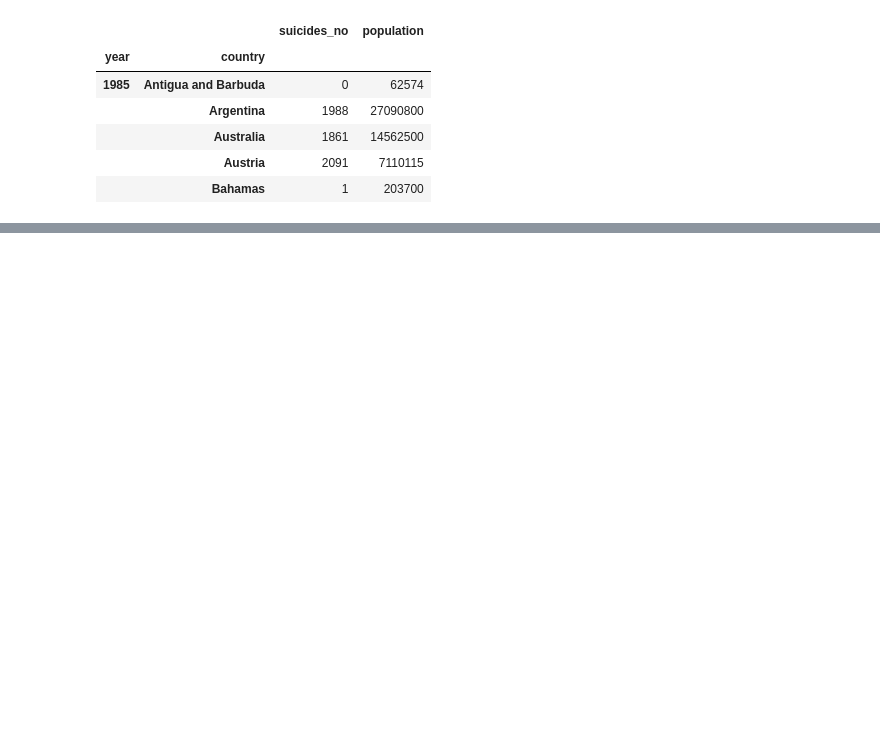
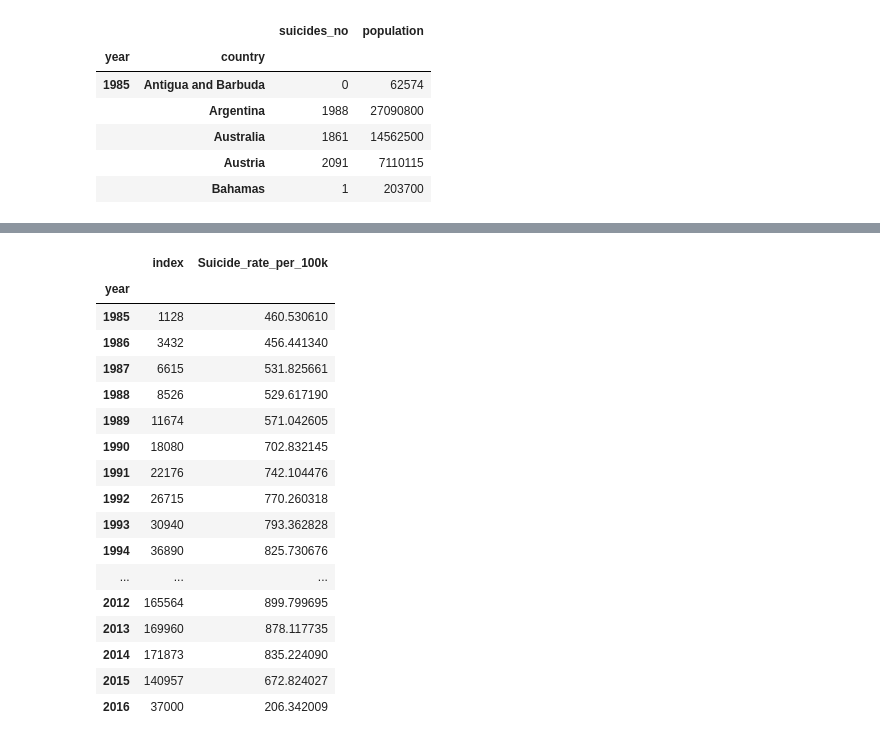
Before and after one commit to EJohnson7/ETL, a Jupyter notebook: Jupyter Notebook and more/kaggle.ipynb, the cells around one changed output, grey strips where cells are left out. Saved outputs shown, nothing was run; the diff lists cells and outputs as text; code cells hidden in the pictures; blank space fills up the shorter version.

```diff
--- a/Jupyter Notebook and more/kaggle.ipynb
+++ b/Jupyter Notebook and more/kaggle.ipynb
@@ -133,0 +151,21 @@ group.tail(100)
+# %%
+year_rate_df.groupby("year").sum()
+# %% [output]
+|  | index | Suicide_rate_per_100k |
+| year |  |  |
+| 1985 | 1128 | 460.530610 |
+| 1986 | 3432 | 456.441340 |
+| 1987 | 6615 | 531.825661 |
+| 1988 | 8526 | 529.617190 |
+| 1989 | 11674 | 571.042605 |
+| 1990 | 18080 | 702.832145 |
+| 1991 | 22176 | 742.104476 |
+| 1992 | 26715 | 770.260318 |
+| 1993 | 30940 | 793.362828 |
+| 1994 | 36890 | 825.730676 |
+| ... | ... | ... |
+| 2012 | 165564 | 899.799695 |
+| 2013 | 169960 | 878.117735 |
+| 2014 | 171873 | 835.224090 |
+| 2015 | 140957 | 672.824027 |
+| 2016 | 37000 | 206.342009 |
```
Also changed, not shown: parts of 19 cells of this notebook.
